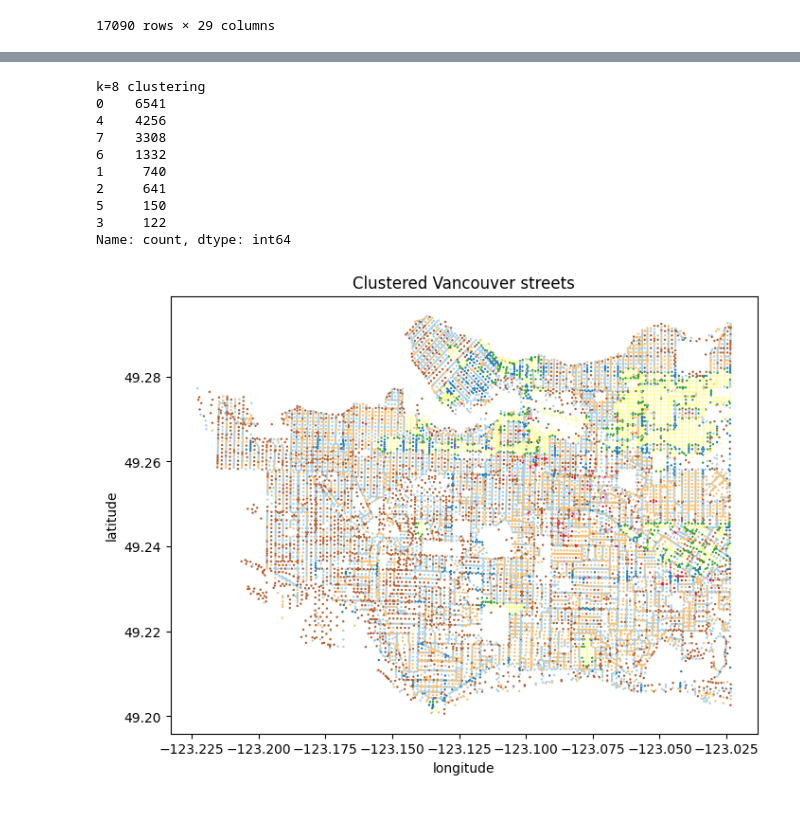
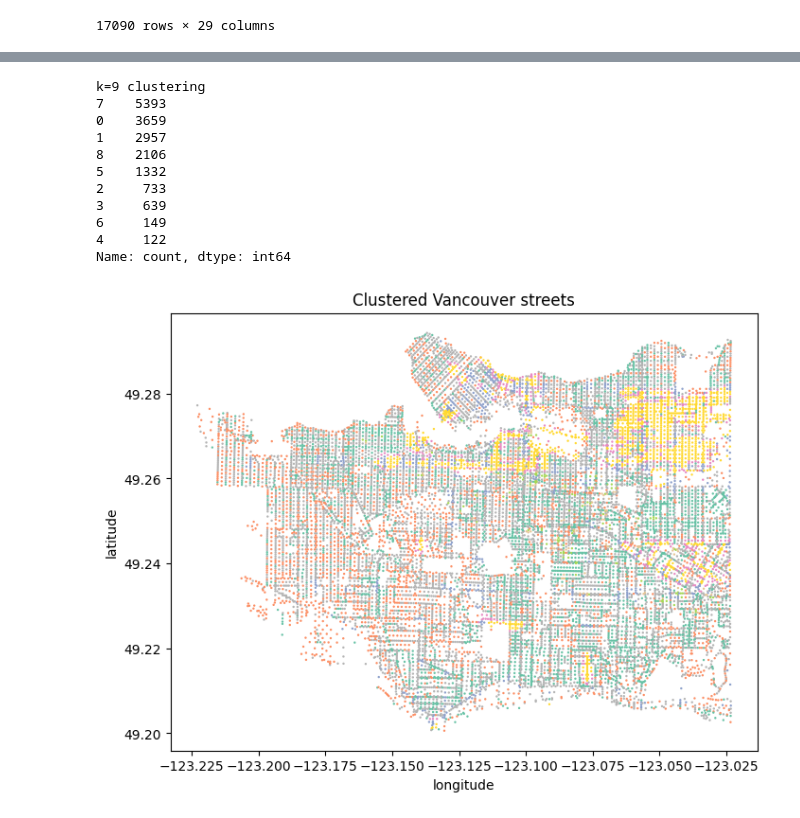
Before and after one commit to maishaSupritee/AI4GoodLab-Project, a Jupyter notebook: kmeans.ipynb, the cells around one changed output, grey strips where cells are left out. Drawn from its saved outputs; the diff is of its cells as text; code cells hidden in the pictures.

Commit message:
K-means clustering with k=9 outputs

```diff
--- a/kmeans.ipynb
+++ b/kmeans.ipynb
@@ -105,7 +105,7 @@ def find_optimal_k (data, max_k):
     wssds = []  # within-cluster sum of squared distances (WSSD) array
 
     for k in range (1, max_k):
-        kmeans = KMeans(n_init=25, n_clusters=k, init='random')
+        kmeans = KMeans(n_init=25, n_clusters=k, random_state=12)
         kmeans.fit(data)
         ks.append(k)
         wssds.append(kmeans.inertia_)
@@ -122,6 +122,6 @@ def find_optimal_k (data, max_k):
 find_optimal_k(df[features], 16)
 
 # store optimal k
-optimal_k = 8
+optimal_k = 9
 cluster_col = f"k={optimal_k} clustering"
 # %% [output]
@@ -129,6 +129,5 @@ cluster_col = f"k={optimal_k} clustering"
 # %%
 # run k-means clustering with optimal k
-kmeans = KMeans(n_init=10,n_clusters=optimal_k)
+kmeans = KMeans(n_init=25,n_clusters=optimal_k)
 kmeans.fit(df[features])
 df[cluster_col] = kmeans.labels_
-df
@@ -150,26 +135,27 @@ df
 cluster_counts = df[cluster_col].value_counts()
 print(cluster_counts)
 # %% [output]
-k=8 clustering
-0    6541
-4    4256
-7    3308
-6    1332
-1     740
-2     641
-5     150
-3     122
+k=9 clustering
+7    5393
+0    3659
+1    2957
+8    2106
+5    1332
+2     733
+3     639
+6     149
+4     122
 Name: count, dtype: int64
 # %%
 # plot by location
 plt.figure(figsize=(8, 6))
-plt.scatter(df["longitude"], df["latitude"], c=df[cluster_col], cmap='Paired', s=0.5)
+plt.scatter(df["longitude"], df["latitude"], c=df[cluster_col], cmap='Set2', s=0.5)
 plt.xlabel("longitude")
 plt.ylabel("latitude")
 plt.title("Clustered Vancouver streets")
 plt.show()
 # %% [output]
-[figure, old version]
+[figure, new version]
 # %%
 # plot by location
 cluster_labels = df[cluster_col].values
```
Also changed, not shown: parts of 4 cells of this notebook, 4 other files.
